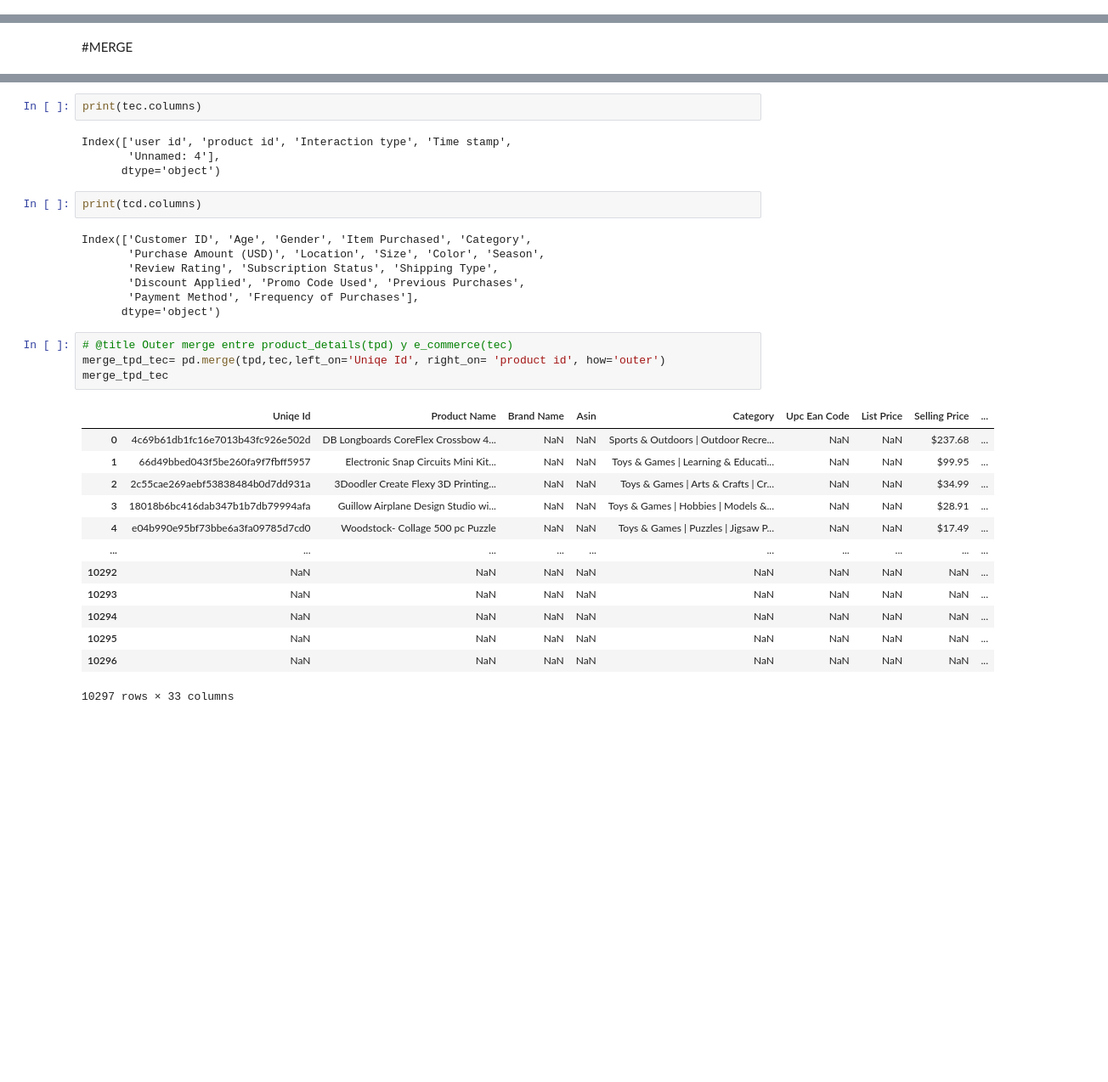
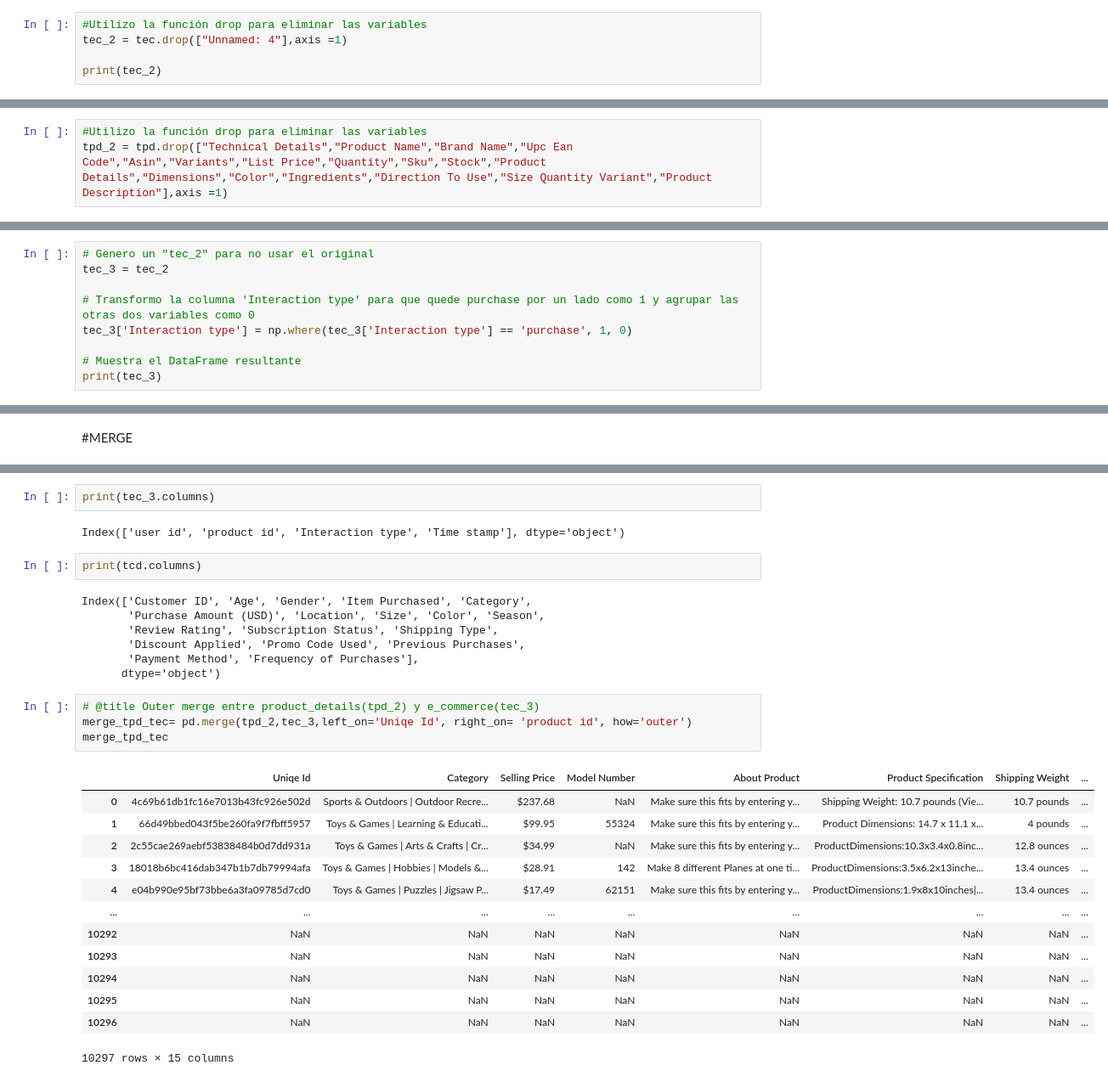
Before and after one commit to marquezlucas/ds, a Jupyter notebook: e_commerce.ipynb, the cells around one changed output, grey strips where cells are left out. Shown: that part at 85% size. Cells and saved outputs as stored; diff of their text form; blank space fills up the shorter version.

```diff
--- a/e_commerce.ipynb
+++ b/e_commerce.ipynb
@@ -176,0 +220,5 @@ dtype: int64
+# %%
+#Utilizo la función drop para eliminar las variables
+tec_2 = tec.drop(["Unnamed: 4"],axis =1)
+
+print(tec_2)
@@ -239,0 +329,3 @@ Series([], Name: count, dtype: int64)
+# %%
+#Utilizo la función drop para eliminar las variables
+tpd_2 = tpd.drop(["Technical Details","Product Name","Brand Name","Upc Ean Code","Asin","Variants","List Price","Quantity","Sku","Stock","Product Details","Dimensions","Color","Ingredients","Direction To Use","Size Quantity Variant","Product Description"],axis =1)
@@ -239,0 +410,9 @@ Series([], Name: count, dtype: int64)
+# %%
+# Genero un "tec_2" para no usar el original
+tec_3 = tec_2
+
+# Transformo la columna 'Interaction type' para que quede purchase por un lado como 1 y agrupar las otras dos variables como 0
+tec_3['Interaction type'] = np.where(tec_3['Interaction type'] == 'purchase', 1, 0)
+
+# Muestra el DataFrame resultante
+print(tec_3)
@@ -260,10 +471,8 @@ Index(['Uniqe Id', 'Product Name', 'Brand Name', 'Asin', 'Category',
       dtype='object')
 # %%
-print(tec.columns)
+print(tec_3.columns)
 # %% [output]
-Index(['user id', 'product id', 'Interaction type', 'Time stamp',
-       'Unnamed: 4'],
-      dtype='object')
+Index(['user id', 'product id', 'Interaction type', 'Time stamp'], dtype='object')
 # %%
 print(tcd.columns)
 # %% [output]
@@ -274,20 +483,20 @@ Index(['Customer ID', 'Age', 'Gender', 'Item Purchased', 'Category',
        'Payment Method', 'Frequency of Purchases'],
       dtype='object')
 # %%
-# @title Outer merge entre product_details(tpd) y e_commerce(tec)
-merge_tpd_tec= pd.merge(tpd,tec,left_on='Uniqe Id', right_on= 'product id', how='outer')
+# @title Outer merge entre product_details(tpd_2) y e_commerce(tec_3)
+merge_tpd_tec= pd.merge(tpd_2,tec_3,left_on='Uniqe Id', right_on= 'product id', how='outer')
 merge_tpd_tec
 # %% [output]
-|  | Uniqe Id | Product Name | Brand Name | Asin | Category | Upc Ean Code | List Price | Selling Price | ... |
-| 0 | 4c69b61db1fc16e7013b43fc926e502d | DB Longboards CoreFlex Crossbow 4... | NaN | NaN | Sports & Outdoors | Outdoor Recre... | NaN | NaN | $237.68 | ... |
-| 1 | 66d49bbed043f5be260fa9f7fbff5957 | Electronic Snap Circuits Mini Kit... | NaN | NaN | Toys & Games | Learning & Educati... | NaN | NaN | $99.95 | ... |
-| 2 | 2c55cae269aebf53838484b0d7dd931a | 3Doodler Create Flexy 3D Printing... | NaN | NaN | Toys & Games | Arts & Crafts | Cr... | NaN | NaN | $34.99 | ... |
-| 3 | 18018b6bc416dab347b1b7db79994afa | Guillow Airplane Design Studio wi... | NaN | NaN | Toys & Games | Hobbies | Models &... | NaN | NaN | $28.91 | ... |
-| 4 | e04b990e95bf73bbe6a3fa09785d7cd0 | Woodstock- Collage 500 pc Puzzle | NaN | NaN | Toys & Games | Puzzles | Jigsaw P... | NaN | NaN | $17.49 | ... |
-| ... | ... | ... | ... | ... | ... | ... | ... | ... | ... |
-| 10292 | NaN | NaN | NaN | NaN | NaN | NaN | NaN | NaN | ... |
-| 10293 | NaN | NaN | NaN | NaN | NaN | NaN | NaN | NaN | ... |
-| 10294 | NaN | NaN | NaN | NaN | NaN | NaN | NaN | NaN | ... |
-| 10295 | NaN | NaN | NaN | NaN | NaN | NaN | NaN | NaN | ... |
-| 10296 | NaN | NaN | NaN | NaN | NaN | NaN | NaN | NaN | ... |
+|  | Uniqe Id | Category | Selling Price | Model Number | About Product | Product Specification | Shipping Weight | ... |
+| 0 | 4c69b61db1fc16e7013b43fc926e502d | Sports & Outdoors | Outdoor Recre... | $237.68 | NaN | Make sure this fits by entering y... | Shipping Weight: 10.7 pounds (Vie... | 10.7 pounds | ... |
+| 1 | 66d49bbed043f5be260fa9f7fbff5957 | Toys & Games | Learning & Educati... | $99.95 | 55324 | Make sure this fits by entering y... | Product Dimensions: 14.7 x 11.1 x... | 4 pounds | ... |
+| 2 | 2c55cae269aebf53838484b0d7dd931a | Toys & Games | Arts & Crafts | Cr... | $34.99 | NaN | Make sure this fits by entering y... | ProductDimensions:10.3x3.4x0.8inc... | 12.8 ounces | ... |
+| 3 | 18018b6bc416dab347b1b7db79994afa | Toys & Games | Hobbies | Models &... | $28.91 | 142 | Make 8 different Planes at one ti... | ProductDimensions:3.5x6.2x13inche... | 13.4 ounces | ... |
+| 4 | e04b990e95bf73bbe6a3fa09785d7cd0 | Toys & Games | Puzzles | Jigsaw P... | $17.49 | 62151 | Make sure this fits by entering y... | ProductDimensions:1.9x8x10inches|... | 13.4 ounces | ... |
+| ... | ... | ... | ... | ... | ... | ... | ... | ... |
+| 10292 | NaN | NaN | NaN | NaN | NaN | NaN | NaN | ... |
+| 10293 | NaN | NaN | NaN | NaN | NaN | NaN | NaN | ... |
+| 10294 | NaN | NaN | NaN | NaN | NaN | NaN | NaN | ... |
+| 10295 | NaN | NaN | NaN | NaN | NaN | NaN | NaN | ... |
+| 10296 | NaN | NaN | NaN | NaN | NaN | NaN | NaN | ... |
-10297 rows × 33 columns
+10297 rows × 15 columns
```
Also changed, not shown: parts of 41 cells of this notebook, 1 other file.
